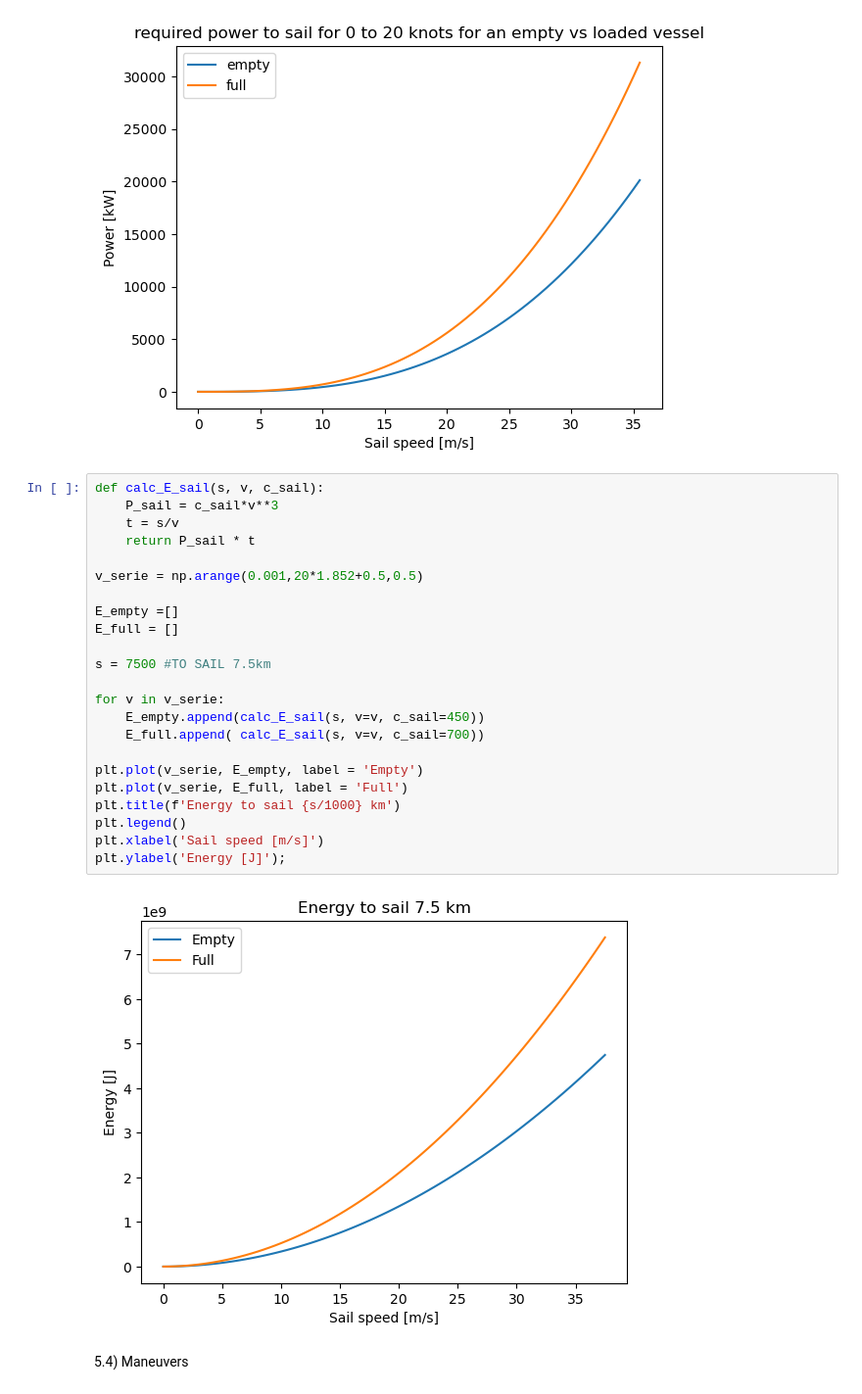
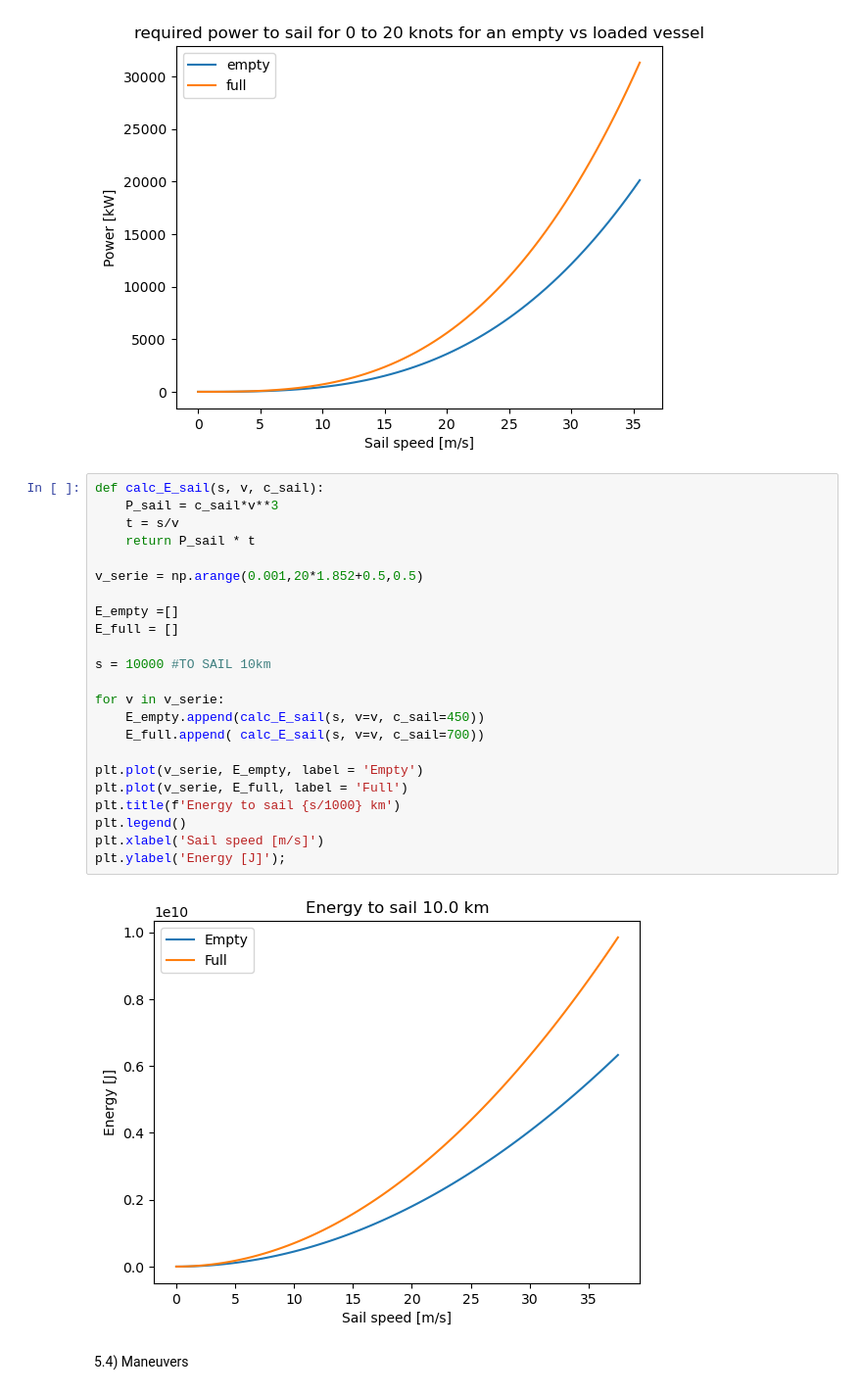
Before and after one commit to denisepierce01/Dredging, a Jupyter notebook: Dredging.ipynb, the cells around one changed output. Shown: that part at 98% size. Saved outputs shown, nothing was run; the diff lists cells and outputs as text.

```diff
--- a/Dredging.ipynb
+++ b/Dredging.ipynb
@@ -355,27 +401,27 @@ plt.xlabel('Sail speed [m/s]');
 # %%
 def calc_E_sail(s, v, c_sail):
     P_sail = c_sail*v**3
     t = s/v
     return P_sail * t
 
 v_serie = np.arange(0.001,20*1.852+0.5,0.5)
 
 E_empty =[]
 E_full = []
 
-s = 7500 #TO SAIL 7.5km
+s = 10000 #TO SAIL 10km
 
 for v in v_serie:
     E_empty.append(calc_E_sail(s, v=v, c_sail=450))
     E_full.append( calc_E_sail(s, v=v, c_sail=700))
 
 plt.plot(v_serie, E_empty, label = 'Empty')
 plt.plot(v_serie, E_full, label = 'Full')
 plt.title(f'Energy to sail {s/1000} km')
 plt.legend()
 plt.xlabel('Sail speed [m/s]')
 plt.ylabel('Energy [J]');
 # %% [output]
-[figure, old version]
+[figure, new version]
 # %% [markdown]
 5.4) Maneuvers
```
Also changed, not shown: parts of 11 cells of this notebook.
